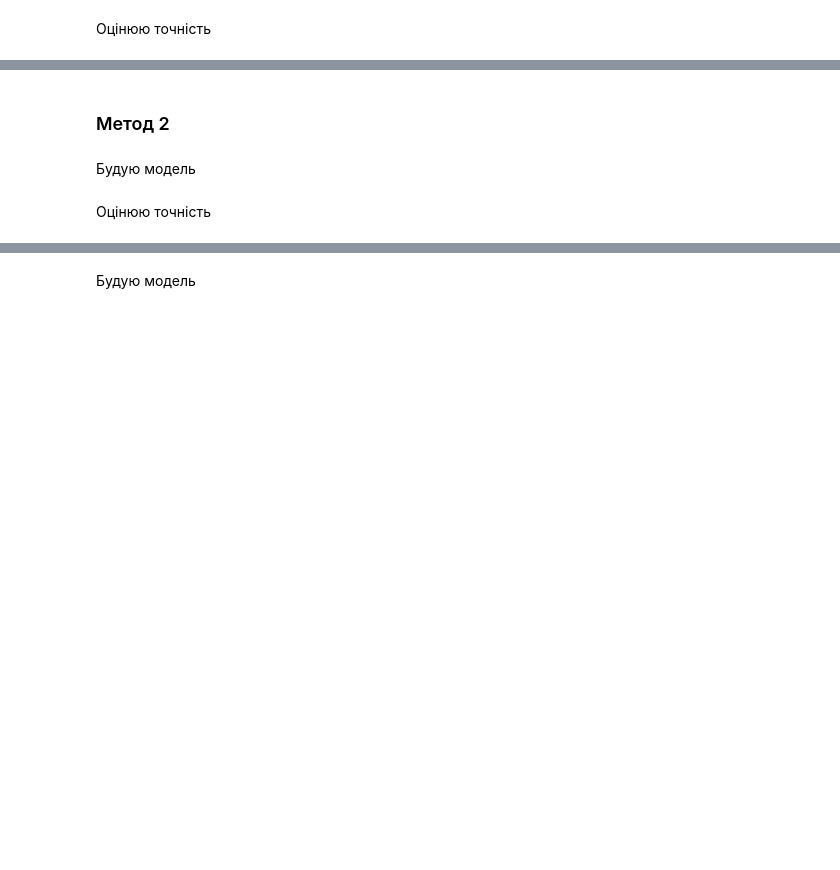
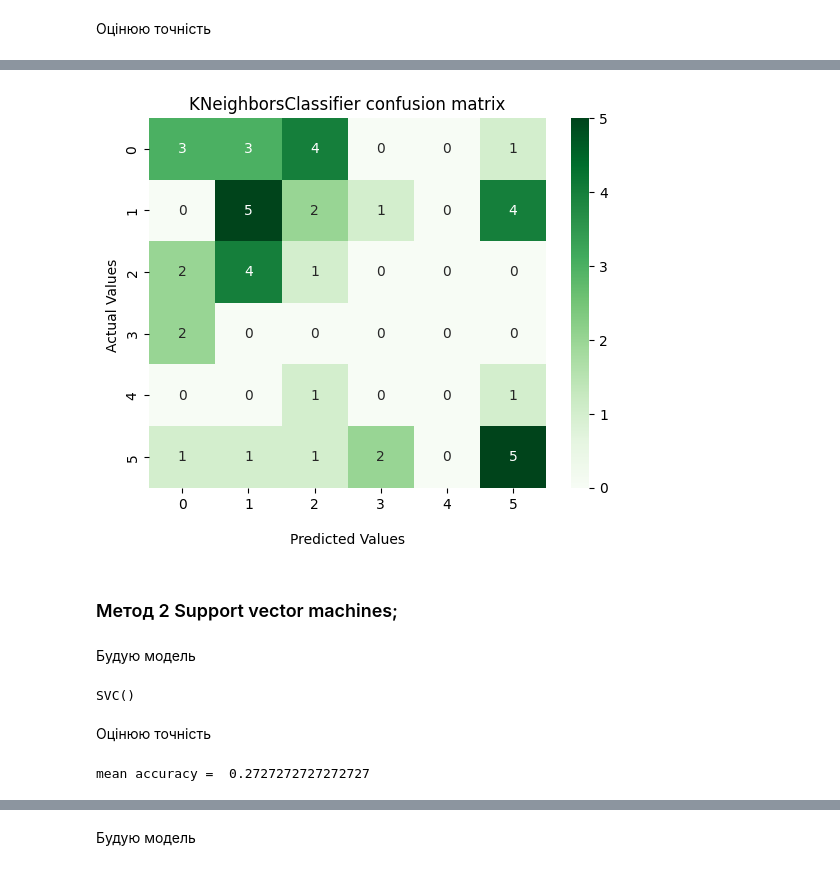
Before and after one commit to slavikDe/data_analise_labs, a Jupyter notebook: py5/DA_6_1.ipynb, the cells around one changed output, grey strips where cells are left out. Drawn from its saved outputs; the diff is of its cells as text; code cells hidden in the pictures; blank space fills up the shorter version.

```diff
--- a/py5/DA_6_1.ipynb
+++ b/py5/DA_6_1.ipynb
@@ -81,5 +226,17 @@
 </div>
 # %% [markdown]
  Обираю потрібні ознаки:
+# %%
+all_features=pd.get_dummies(df[['GDP per capita', 'Population', 'CO2 emission', 'Area']])
+
+
+all_features[['Region']] = df[['Region']]
 # %% [markdown]
  Розділяю датасет на навчальну і тестову вибірки за допомогою функції <code>train_test_split()</code>:
+# %%
+df_train, df_test = train_test_split(
+    all_features,
+    test_size=0.2,
+    random_state=0
+)
+df_train.head()
@@ -104 +283,11 @@ y_test = df_test[['Region']]
+# %%
+def show_confusion_matrix(matrix, title):
+    ax = sns.heatmap(matrix, annot=True, cmap='Greens')
+    ax.set_title(title)
+    ax.set_xlabel('\nPredicted Values')
+    ax.set_ylabel('Actual Values ')
+    #ax.xaxis.set_ticklabels(['Negative', 'Positive'])  # тільки для 2 класів
+    #ax.yaxis.set_ticklabels(['False', 'True'])         # тільки для 2 класів
+
+    plt.show()
 # %% [markdown]
@@ -106,2 +295,5 @@ y_test = df_test[['Region']]
 # %% [markdown]
 Будую модель
+# %%
+KNN_model = KNeighborsClassifier(n_neighbors=5)
+KNN_model.fit(x_train, y_train)
@@ -110,7 +330,20 @@ y_test = df_test[['Region']]
+# %%
+show_confusion_matrix(confusion_matrix(y_test, KNN_model.predict(x_test)), 'KNeighborsClassifier confusion matrix')
+# %% [output]
+[figure, added]
 # %% [markdown]
- <h3>Метод 2</h3>
+ <h3>Метод 2 Support vector machines;</h3>
 # %% [markdown]
 Будую модель
+# %%
+SVC_model = SVC()
+SVC_model.fit(x_train, y_train)
+# %% [output]
+SVC()
 # %% [markdown]
 Оцінюю точність
+# %%
+print('mean accuracy = ', SVC_model.score(x_test, y_test))
+# %% [output]
+mean accuracy =  0.2727272727272727
 # %% [markdown]
```
Also changed, not shown: parts of 41 cells of this notebook, 1 other file.
